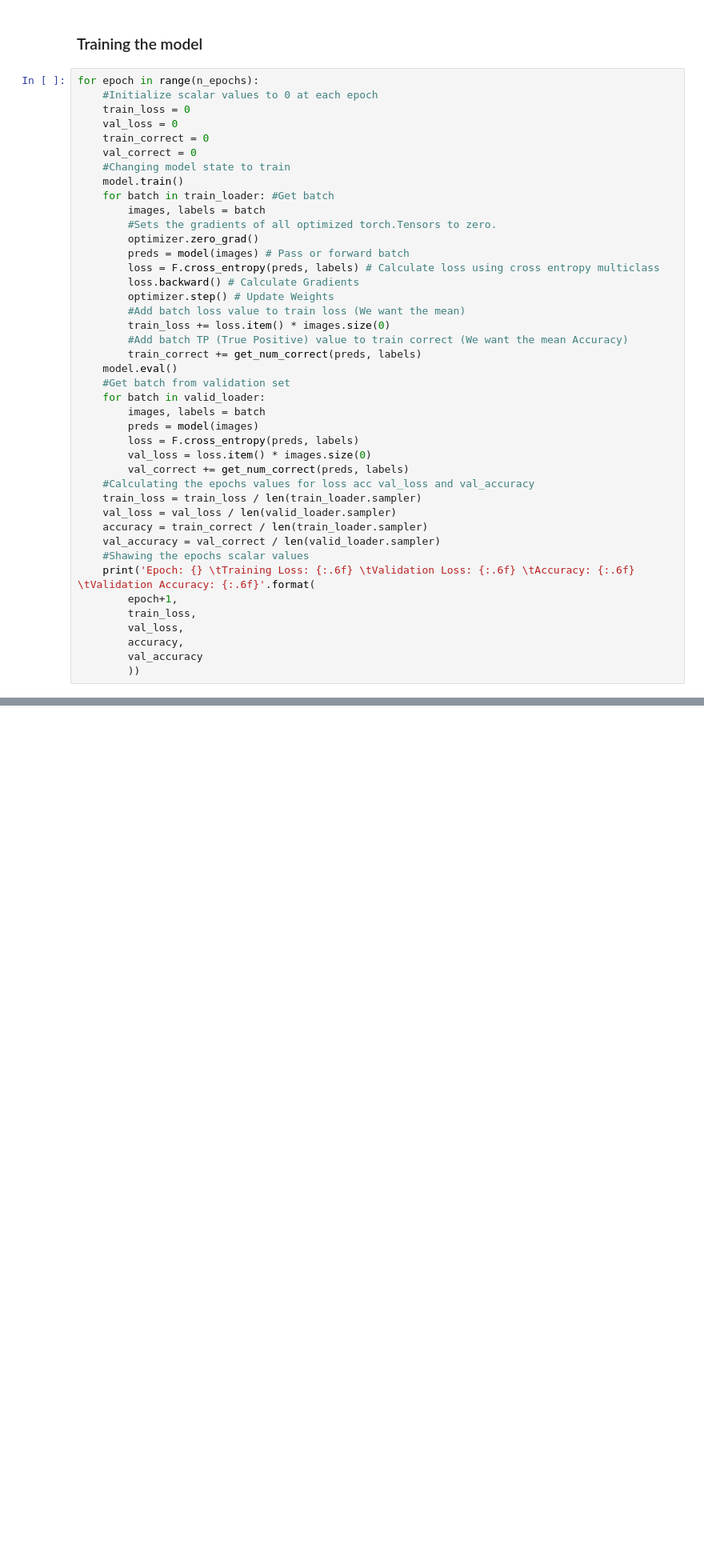
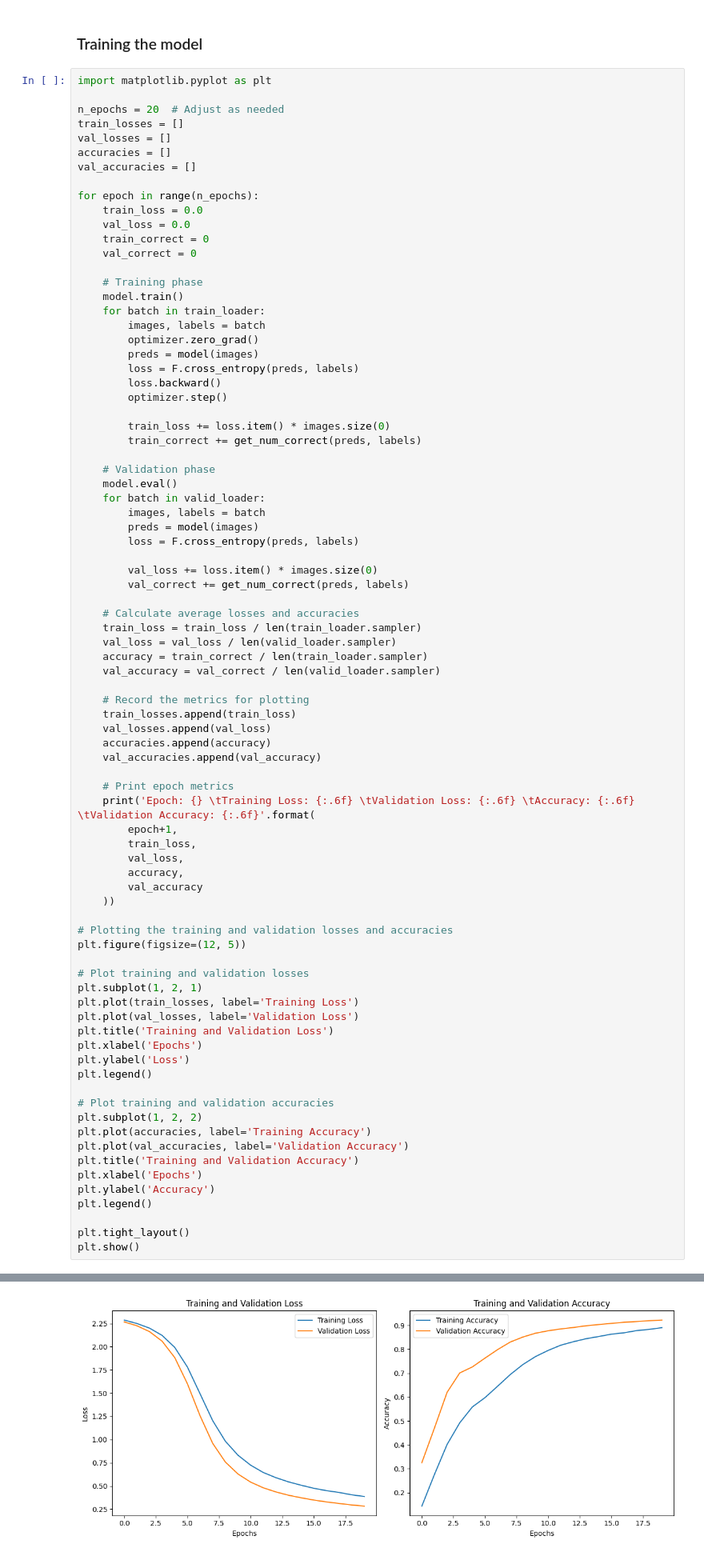
Before and after one commit to ChristianHasbani/TD_Systemes_Intelligents_Avances, a Jupyter notebook: TD1.ipynb, the cells around one changed output, grey strips where cells are left out. Shown: that part at 80% size. Drawn from its saved outputs; the diff is of its cells as text; blank space fills up the shorter version.

```diff
--- a/TD1.ipynb
+++ b/TD1.ipynb
@@ -233,45 +272,85 @@ n_epochs = 20
 # %% [markdown]
 ### Training the model
 # %%
+import matplotlib.pyplot as plt
+
+n_epochs = 20  # Adjust as needed
+train_losses = []
+val_losses = []
+accuracies = []
+val_accuracies = []
+
 for epoch in range(n_epochs):
-    #Initialize scalar values to 0 at each epoch
-    train_loss = 0
-    val_loss = 0
+    train_loss = 0.0
+    val_loss = 0.0
     train_correct = 0
     val_correct = 0
-    #Changing model state to train
+
+    # Training phase
     model.train()
-    for batch in train_loader: #Get batch
+    for batch in train_loader:
         images, labels = batch
-        #Sets the gradients of all optimized torch.Tensors to zero.
         optimizer.zero_grad()
-        preds = model(images) # Pass or forward batch
-        loss = F.cross_entropy(preds, labels) # Calculate loss using cross entropy multiclass
-        loss.backward() # Calculate Gradients
-        optimizer.step() # Update Weights
-        #Add batch loss value to train loss (We want the mean)
+        preds = model(images)
+        loss = F.cross_entropy(preds, labels)
+        loss.backward()
+        optimizer.step()
+
         train_loss += loss.item() * images.size(0)
-        #Add batch TP (True Positive) value to train correct (We want the mean Accuracy)
         train_correct += get_num_correct(preds, labels)
+
+    # Validation phase
     model.eval()
-    #Get batch from validation set
     for batch in valid_loader:
         images, labels = batch
         preds = model(images)
         loss = F.cross_entropy(preds, labels)
-        val_loss = loss.item() * images.size(0)
+
+        val_loss += loss.item() * images.size(0)
         val_correct += get_num_correct(preds, labels)
-    #Calculating the epochs values for loss acc val_loss and val_accuracy
+
+    # Calculate average losses and accuracies
     train_loss = train_loss / len(train_loader.sampler)
     val_loss = val_loss / len(valid_loader.sampler)
     accuracy = train_correct / len(train_loader.sampler)
     val_accuracy = val_correct / len(valid_loader.sampler)
-    #Shawing the epochs scalar values
+
+    # Record the metrics for plotting
+    train_losses.append(train_loss)
+    val_losses.append(val_loss)
+    accuracies.append(accuracy)
+    val_accuracies.append(val_accuracy)
+
+    # Print epoch metrics
     print('Epoch: {} \tTraining Loss: {:.6f} \tValidation Loss: {:.6f} \tAccuracy: {:.6f} \tValidation Accuracy: {:.6f}'.format(
         epoch+1,
         train_loss,
         val_loss,
         accuracy,
         val_accuracy
-        ))
+    ))
+
+# Plotting the training and validation losses and accuracies
+plt.figure(figsize=(12, 5))
+
+# Plot training and validation losses
+plt.subplot(1, 2, 1)
+plt.plot(train_losses, label='Training Loss')
+plt.plot(val_losses, label='Validation Loss')
+plt.title('Training and Validation Loss')
+plt.xlabel('Epochs')
+plt.ylabel('Loss')
+plt.legend()
+
+# Plot training and validation accuracies
+plt.subplot(1, 2, 2)
+plt.plot(accuracies, label='Training Accuracy')
+plt.plot(val_accuracies, label='Validation Accuracy')
+plt.title('Training and Validation Accuracy')
+plt.xlabel('Epochs')
+plt.ylabel('Accuracy')
+plt.legend()
+
+plt.tight_layout()
+plt.show()
 # %% [output]
@@ -298,3 +377,4 @@ Epoch: 20       Training Loss: 0.406443         Validation Loss: 0.002760
+[figure, added]
 # %% [markdown]
 ### Confusion Matrix
 # %%
```
Also changed, not shown: parts of 7 cells of this notebook, 3 other files.
